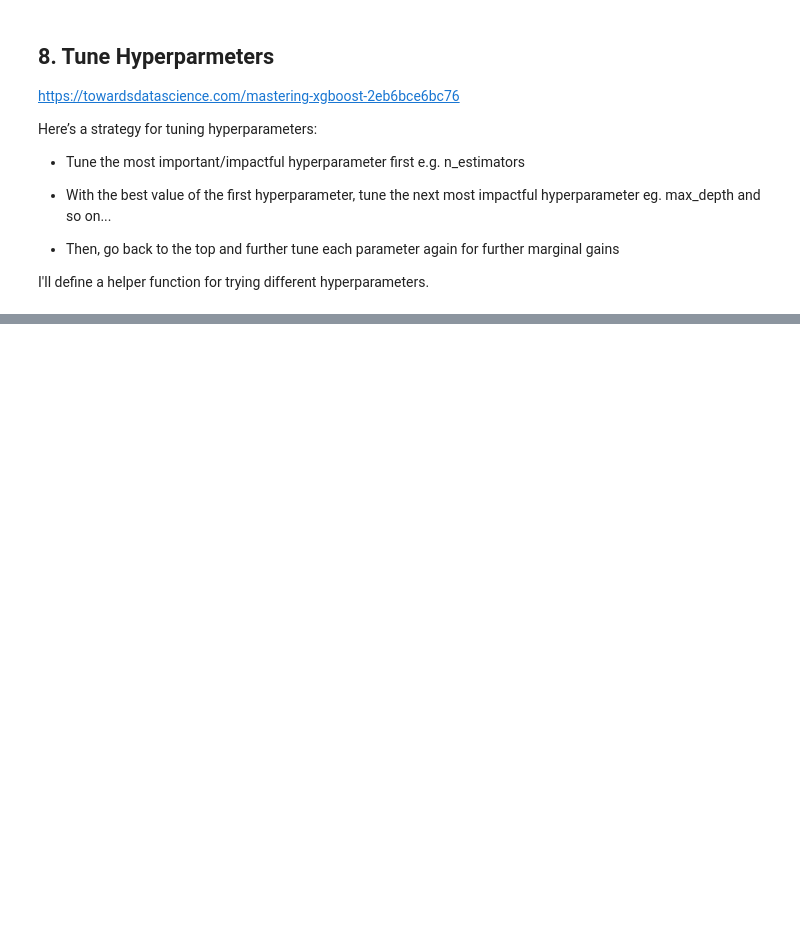
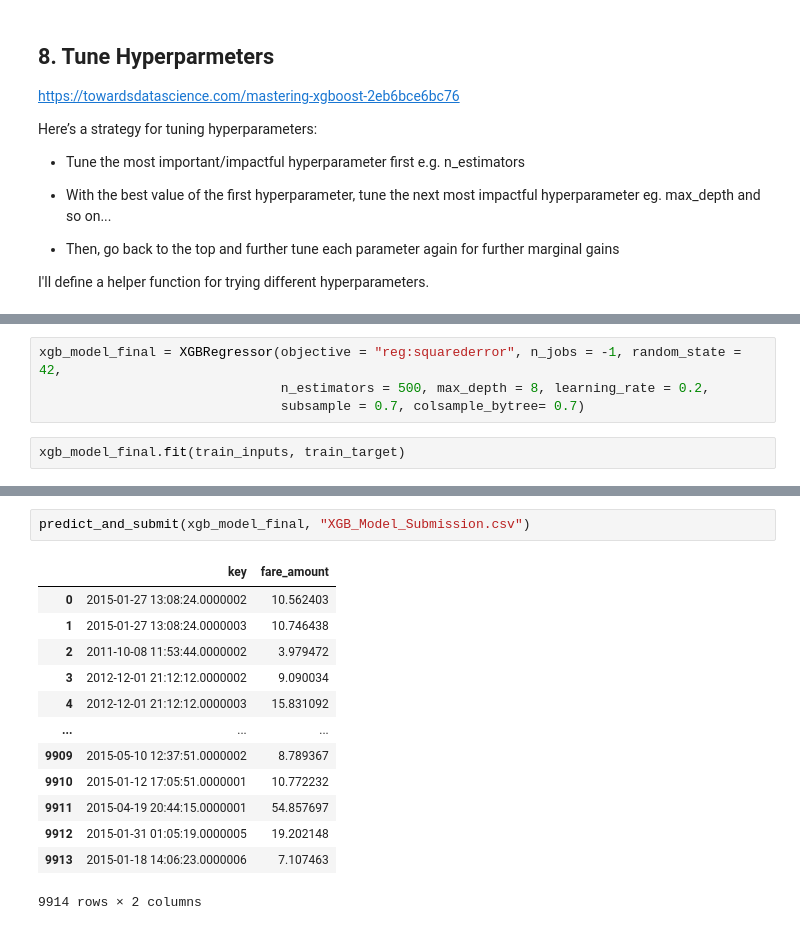
Before and after one commit to John-Fadipe/New_York_City_Taxi_Fare_Prediction, a Jupyter notebook: New York City Taxi Fare Prediction.ipynb, the cells around one changed output, grey strips where cells are left out. Drawn from its saved outputs; the diff is of its cells as text; blank space fills up the shorter version.

```diff
--- a/New York City Taxi Fare Prediction.ipynb
+++ b/New York City Taxi Fare Prediction.ipynb
@@ -1095,0 +1173,6 @@ I'll define a helper function for trying different hyperparameters.
+# %%
+xgb_model_final = XGBRegressor(objective = "reg:squarederror", n_jobs = -1, random_state = 42,
+                               n_estimators = 500, max_depth = 8, learning_rate = 0.2,
+                               subsample = 0.7, colsample_bytree= 0.7)
+# %%
+xgb_model_final.fit(train_inputs, train_target)
@@ -1095,0 +1200,16 @@ I'll define a helper function for trying different hyperparameters.
+# %%
+predict_and_submit(xgb_model_final, "XGB_Model_Submission.csv")
+# %% [output]
+|  | key | fare_amount |
+| 0 | 2015-01-27 13:08:24.0000002 | 10.562403 |
+| 1 | 2015-01-27 13:08:24.0000003 | 10.746438 |
+| 2 | 2011-10-08 11:53:44.0000002 | 3.979472 |
+| 3 | 2012-12-01 21:12:12.0000002 | 9.090034 |
+| 4 | 2012-12-01 21:12:12.0000003 | 15.831092 |
+| ... | ... | ... |
+| 9909 | 2015-05-10 12:37:51.0000002 | 8.789367 |
+| 9910 | 2015-01-12 17:05:51.0000001 | 10.772232 |
+| 9911 | 2015-04-19 20:44:15.0000001 | 54.857697 |
+| 9912 | 2015-01-31 01:05:19.0000005 | 19.202148 |
+| 9913 | 2015-01-18 14:06:23.0000006 | 7.107463 |
+9914 rows × 2 columns
```
Also changed, not shown: parts of 28 cells of this notebook, 2 other files.
